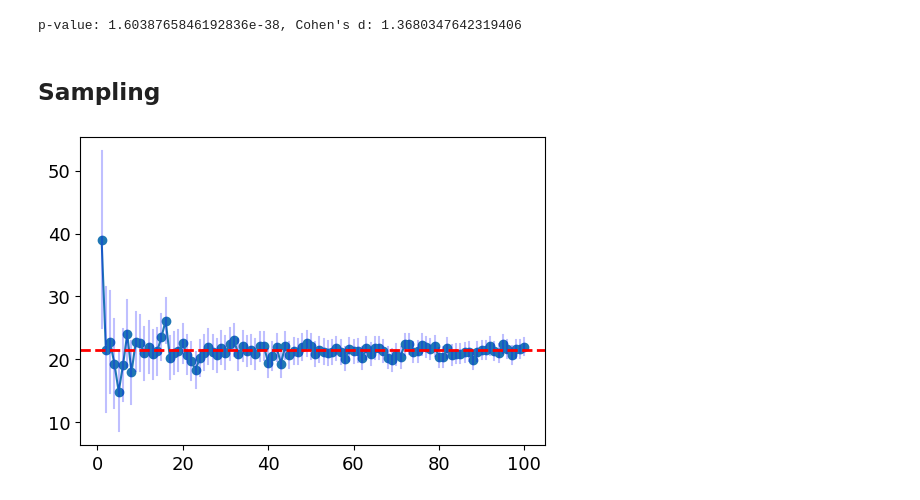
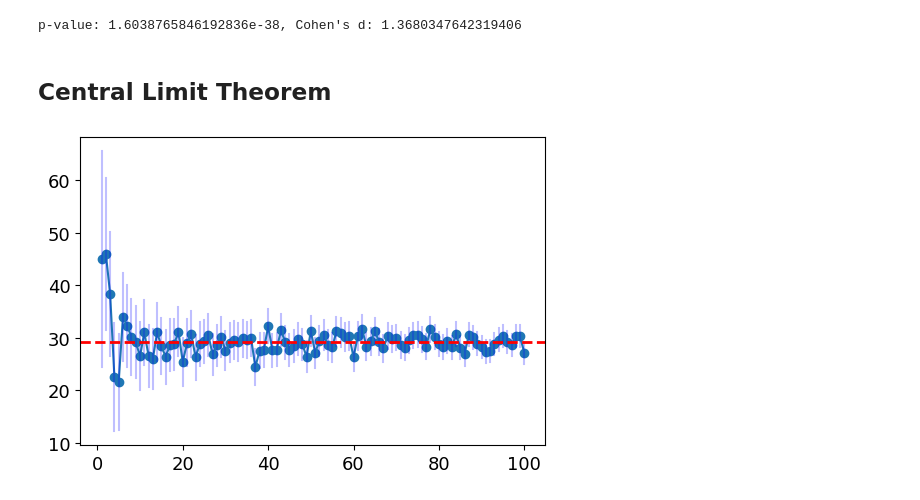
Before and after one commit to 000alen/cs50-statistical-inference, a Jupyter notebook: Alen.ipynb, the cells around one changed output. Cells and saved outputs as stored; diff of their text form; code cells hidden in the pictures.

```diff
--- a/Alen.ipynb
+++ b/Alen.ipynb
@@ -2,6 +2,7 @@
 BINS = 20
 
 ALPHA = 0.05
+CONFIDENCE = 0.95
 
 X = "BMI"
 Y = "SkinThickness"
@@ -11,6 +12,9 @@ X_THRESHOLD = 30
 URL = (
     "https://course-resources.minerva.edu/uploaded_files/mu/00294342-2873/diabetes.csv"
 )
+
+# H0: mean(control's SkinThickness) = mean(treatment's SkinThickness)
+# H1: mean(control's SkinThickness) < mean(treatment's SkinThickness)
 # %% [markdown]
 ## Setup
 # %%
@@ -140,8 +130,8 @@ p_value, cohen_d = difference_of_means_test(
 print(f"p-value: {p_value}, Cohen's d: {cohen_d}")
 # %% [output]
 p-value: 1.6038765846192836e-38, Cohen's d: 1.3680347642319406
-# %% [markdown]
-## Sampling
+# %% [markdown]
+## Central Limit Theorem
 # %%
 # this function implements the full sampling process
 def sample_procedure(pop_dist, n, repeats):
@@ -176,7 +166,7 @@ def f(population, max_sample_size):
         sample = numpy.random.choice(population, sample_size)
         sample_mean = numpy.mean(sample)
         sample_means.append(sample_mean)
-        cis.append(confidence_interval(sample_mean, SE, 0.95))
+        cis.append(confidence_interval(sample_mean, SE, CONFIDENCE))
 
     plt.scatter(range(1, max_sample_size + 1), sample_means)
     plt.plot(range(1, max_sample_size + 1), sample_means)
@@ -187,6 +177,6 @@ def f(population, max_sample_size):
     plt.axhline(numpy.mean(population), color="r", linestyle="--", linewidth=2)
     plt.show()
 # %%
-f(control["SkinThickness"], 100)
+f(df[Y], 100)
 # %% [output]
-[figure, old version]
+[figure, new version]
```
Also changed, not shown: parts of 9 cells of this notebook.
